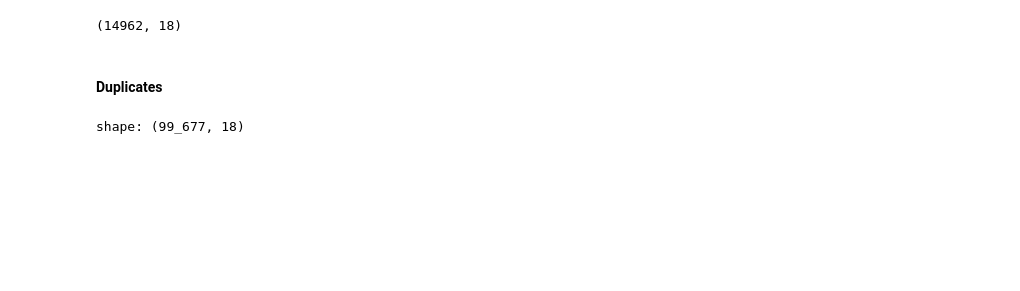
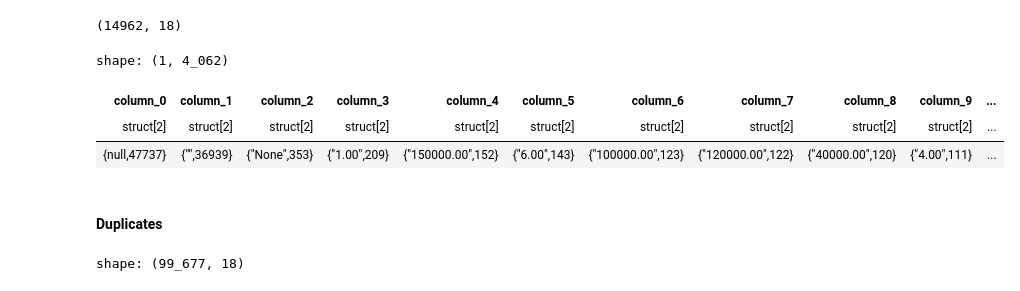
Before and after one commit to anopsy/sourcestack, a Jupyter notebook: data/explore.ipynb, the cells around one changed output. Cells and saved outputs as stored; diff of their text form; code cells hidden in the pictures; blank space fills up the shorter version.

```diff
--- a/data/explore.ipynb
+++ b/data/explore.ipynb
@@ -213,6 +213,13 @@ shape: (5, 18)
 whole_df.filter(pl.col("compensation") > 0).shape
 # %% [output]
 (14962, 18)
+# %%
+whole_df.select(pl.col("comp_est").value_counts(sort=True)).transpose()
+# %% [output]
+shape: (1, 4_062)
+| column_0 | column_1 | column_2 | column_3 | column_4 | column_5 | column_6 | column_7 | column_8 | column_9 | ... |
+| struct[2] | struct[2] | struct[2] | struct[2] | struct[2] | struct[2] | struct[2] | struct[2] | struct[2] | struct[2] | ... |
+| {null,47737} | {"",36939} | {"None",353} | {"1.00",209} | {"150000.00",152} | {"6.00",143} | {"100000.00",123} | {"120000.00",122} | {"40000.00",120} | {"4.00",111} | ... |
 # %% [markdown]
 #### Duplicates
 # %%
```
Also changed, not shown: parts of 16 cells of this notebook.
